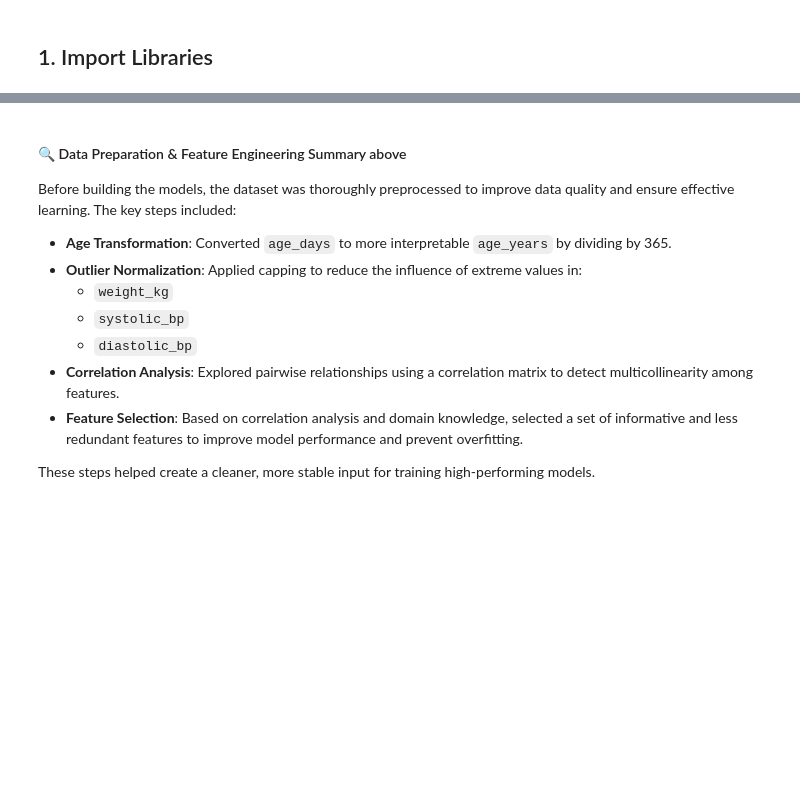
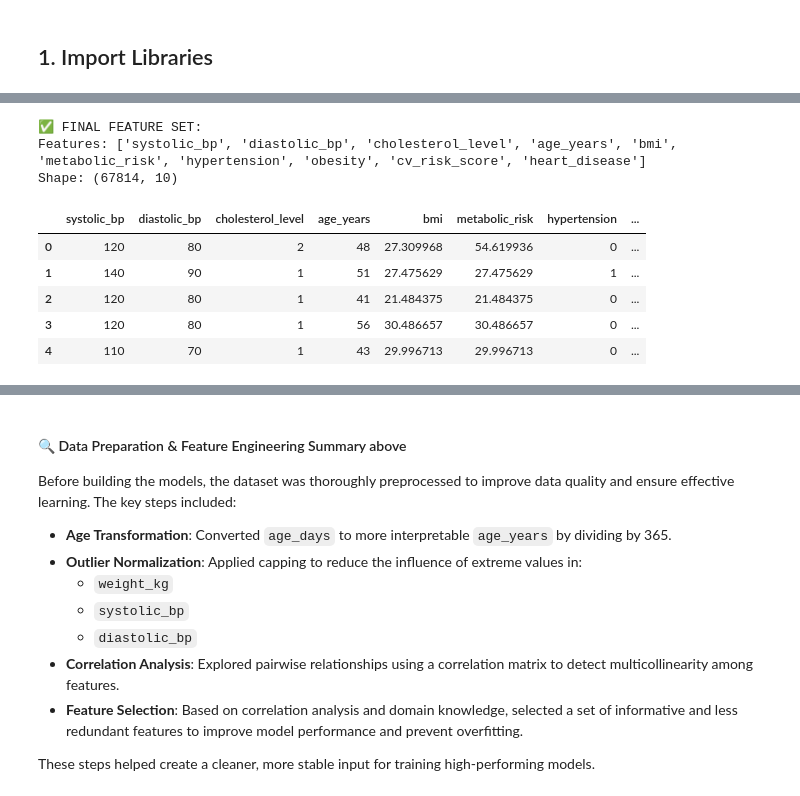
Before and after one commit to bopitien/multi-health-ml-predictor, a Jupyter notebook: notebooks/heart_disease.ipynb, the cells around one changed output, grey strips where cells are left out. Cells and saved outputs as stored; diff of their text form; code cells hidden in the pictures; blank space fills up the shorter version.

```diff
--- a/notebooks/heart_disease.ipynb
+++ b/notebooks/heart_disease.ipynb
@@ -179,0 +402,7 @@ dfmodel_final.head()
+# %%
+# Apply multicollinearity check before correlation threshold filtering
+print("Checking for multicollinearity before feature selection...")
+clean_features, removed_features = check_multicollinearity(dfmodel, 'heart_disease', corr_threshold=0.8)
+
+# Create cleaned dataset with non-multicollinear features
+dfmodel_clean = dfmodel[clean_features + ['heart_disease']]
@@ -179,0 +437,8 @@ dfmodel_final.head()
+# %%
+correlation_with_target = clean_correl_matrix['heart_disease'].drop('heart_disease')
+
+correlation_with_target_df = correlation_with_target.to_frame().reset_index()
+correlation_with_target_df.columns = ['Feature', 'Correlation heart_disease']
+
+print("\n📈 CORRELATIONS WITH TARGET (after multicollinearity removal):")
+print(correlation_with_target_df)
@@ -180,2 +462,26 @@ dfmodel_final.head()
+# %%
+correlation_threshold = 0.06 # define the correlation threshold below which features will be dropped
+
+strong_correlations = correlation_with_target[abs(correlation_with_target) >= correlation_threshold]
+
+features_to_keep = strong_correlations.index.tolist()
+
+dfmodel_final = dfmodel_clean[features_to_keep + ['heart_disease']]
+
+print(f"\n✅ FINAL FEATURE SET:")
+print(f"Features: {dfmodel_final.columns.tolist()}")
+print(f"Shape: {dfmodel_final.shape}")
+
+dfmodel_final.head()
+# %% [output]
+✅ FINAL FEATURE SET:
+Features: ['systolic_bp', 'diastolic_bp', 'cholesterol_level', 'age_years', 'bmi', 'metabolic_risk', 'hypertension', 'obesity', 'cv_risk_score', 'heart_disease']
+Shape: (67814, 10)
+|  | systolic_bp | diastolic_bp | cholesterol_level | age_years | bmi | metabolic_risk | hypertension | ... |
+| 0 | 120 | 80 | 2 | 48 | 27.309968 | 54.619936 | 0 | ... |
+| 1 | 140 | 90 | 1 | 51 | 27.475629 | 27.475629 | 1 | ... |
+| 2 | 120 | 80 | 1 | 41 | 21.484375 | 21.484375 | 0 | ... |
+| 3 | 120 | 80 | 1 | 56 | 30.486657 | 30.486657 | 0 | ... |
+| 4 | 110 | 70 | 1 | 43 | 29.996713 | 29.996713 | 0 | ... |
 # %%
 dfmodel_final.columns
```
Also changed, not shown: parts of 55 cells of this notebook, 8 other files.
